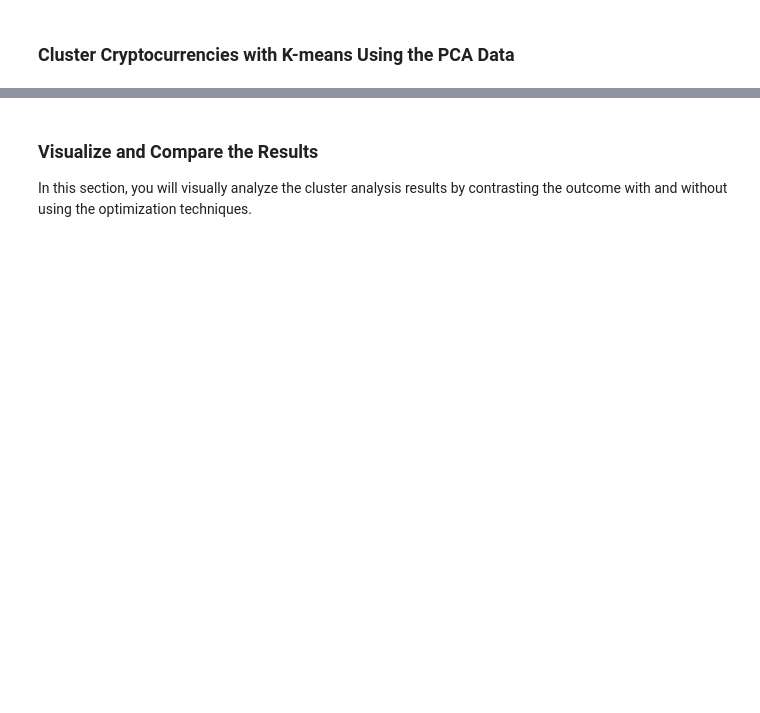
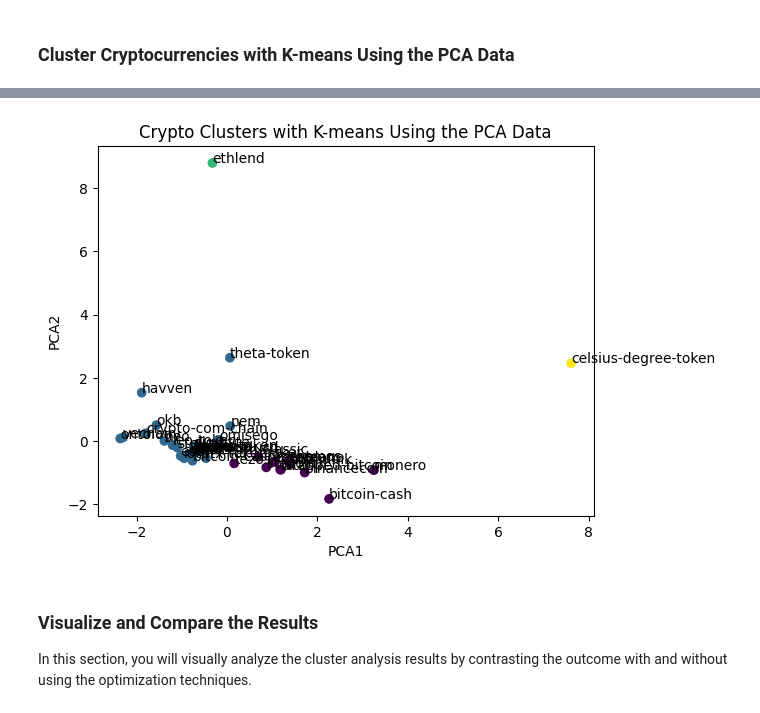
Before and after one commit to pietrostolf/CryptoClustering, a Jupyter notebook: Crypto_Clustering.ipynb, the cells around one changed output, grey strips where cells are left out. Cells and saved outputs as stored; diff of their text form; code cells hidden in the pictures; blank space fills up the shorter version.

```diff
--- a/Crypto_Clustering.ipynb
+++ b/Crypto_Clustering.ipynb
@@ -280,5 +313,7 @@ plt.show()
 ### Cluster Cryptocurrencies with K-means Using the PCA Data
 # %%
 # Initialize the K-Means model using the best value for k
+model_pca = KMeans(n_clusters = 4)
 # %%
 # Fit the K-Means model using the PCA data
+model_pca.fit(df_market_data_pca)
@@ -285,4 +322,6 @@ plt.show()
 # %%
 # Predict the clusters to group the cryptocurrencies using the PCA data
+crypto_clusters_pca = model_pca.predict(df_market_data_pca)
 
 # Print the resulting array of cluster values.
+print(crypto_clusters_pca)
@@ -289,8 +331,9 @@ plt.show()
 # %%
 # Create a copy of the DataFrame with the PCA data
-
+df_market_pca_predictions = df_market_data_pca.copy()
 
 # Add a new column to the DataFrame with the predicted clusters
-
+df_market_pca_predictions['Cluster'] = crypto_clusters_pca
 
 # Display sample data
+df_market_pca_predictions.head()
@@ -303,3 +348,30 @@ plt.show()
+# %%
+# Create a scatter plot
+
+# Set the x and y variables
+x = df_market_pca_predictions["PCA1"]
+y = df_market_pca_predictions["PCA2"]
+
+# Set the color of the graph points based on the cluster labels
+cluster_labels = df_market_pca_predictions["Cluster"]
+colors = plt.cm.get_cmap('viridis', len(cluster_labels.unique()))(cluster_labels)
+
+# Create the scatter plot
+plt.scatter(x, y, c=colors)
+
+# Add the crypto name as index annotations
+for i, name in enumerate(df_market_pca_predictions.index):
+    plt.annotate(name, (x[i], y[i]))
+
+# Set the labels and title
+plt.xlabel("PCA1")
+plt.ylabel("PCA2")
+plt.title("Crypto Clusters with K-means Using the PCA Data")
+
+# Show the plot
+plt.show()
+# %% [output]
+[figure, added]
 # %% [markdown]
 ### Visualize and Compare the Results
 
```
Also changed, not shown: parts of 25 cells of this notebook.
